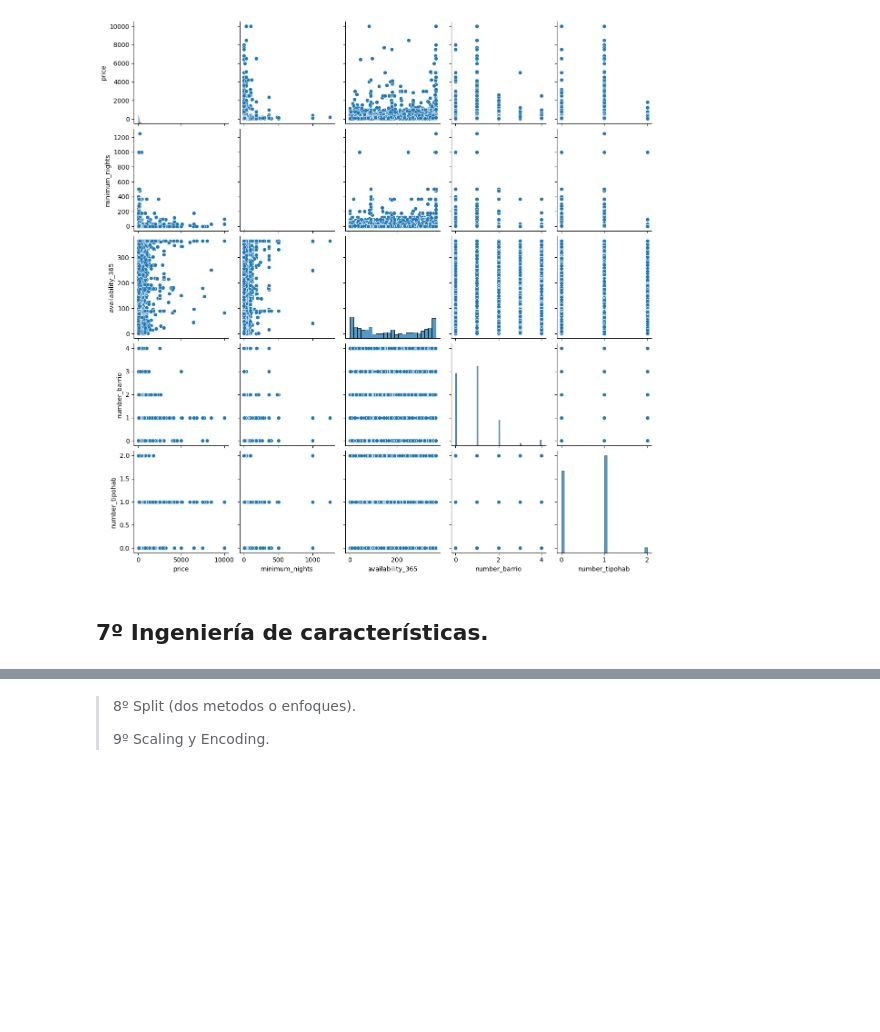
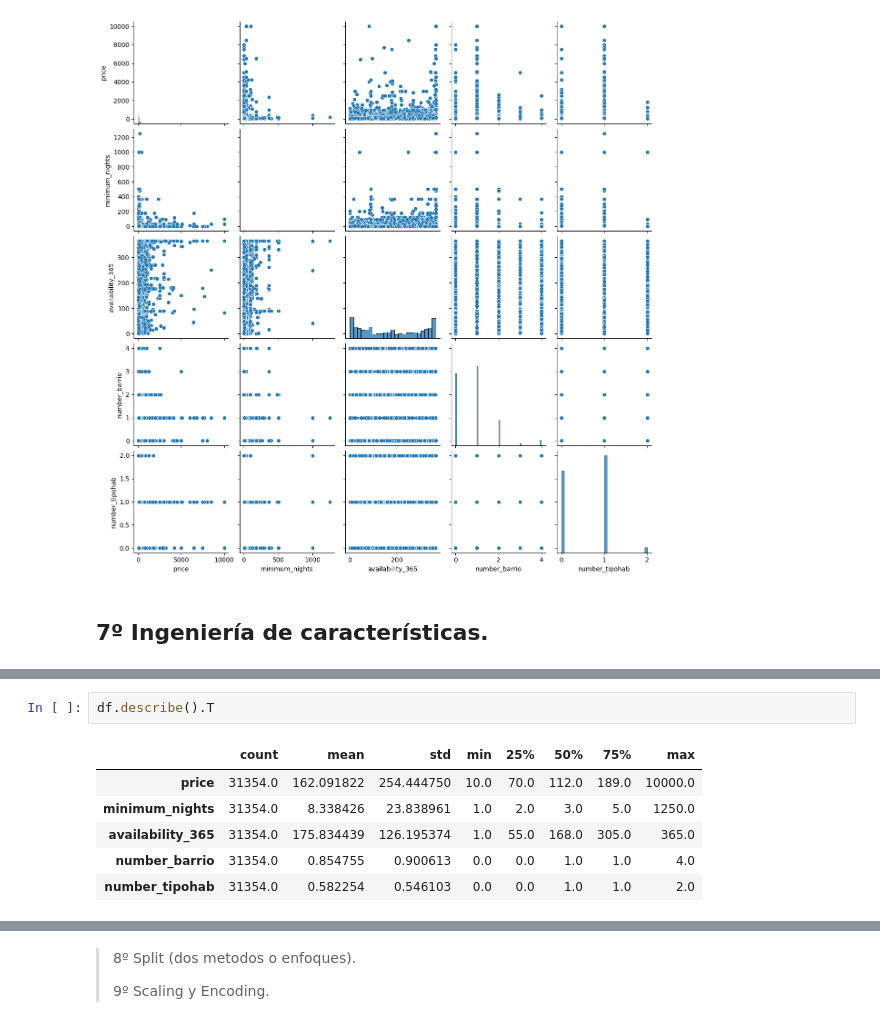
Before and after one commit to 4GeeksAcademy/sarayruiz---Machine-Learning, a Jupyter notebook: src/00-eda-airbnb-ny.ipynb, the cells around one changed output, grey strips where cells are left out. Drawn from its saved outputs; the diff is of its cells as text; blank space fills up the shorter version.

```diff
--- a/src/00-eda-airbnb-ny.ipynb
+++ b/src/00-eda-airbnb-ny.ipynb
@@ -440,0 +457,9 @@ sns.pairplot(data=df)
+# %%
+df.describe().T
+# %% [output]
+|  | count | mean | std | min | 25% | 50% | 75% | max |
+| price | 31354.0 | 162.091822 | 254.444750 | 10.0 | 70.0 | 112.0 | 189.0 | 10000.0 |
+| minimum_nights | 31354.0 | 8.338426 | 23.838961 | 1.0 | 2.0 | 3.0 | 5.0 | 1250.0 |
+| availability_365 | 31354.0 | 175.834439 | 126.195374 | 1.0 | 55.0 | 168.0 | 305.0 | 365.0 |
+| number_barrio | 31354.0 | 0.854755 | 0.900613 | 0.0 | 0.0 | 1.0 | 1.0 | 4.0 |
+| number_tipohab | 31354.0 | 0.582254 | 0.546103 | 0.0 | 0.0 | 1.0 | 1.0 | 2.0 |
```
Also changed, not shown: parts of 20 cells of this notebook.
